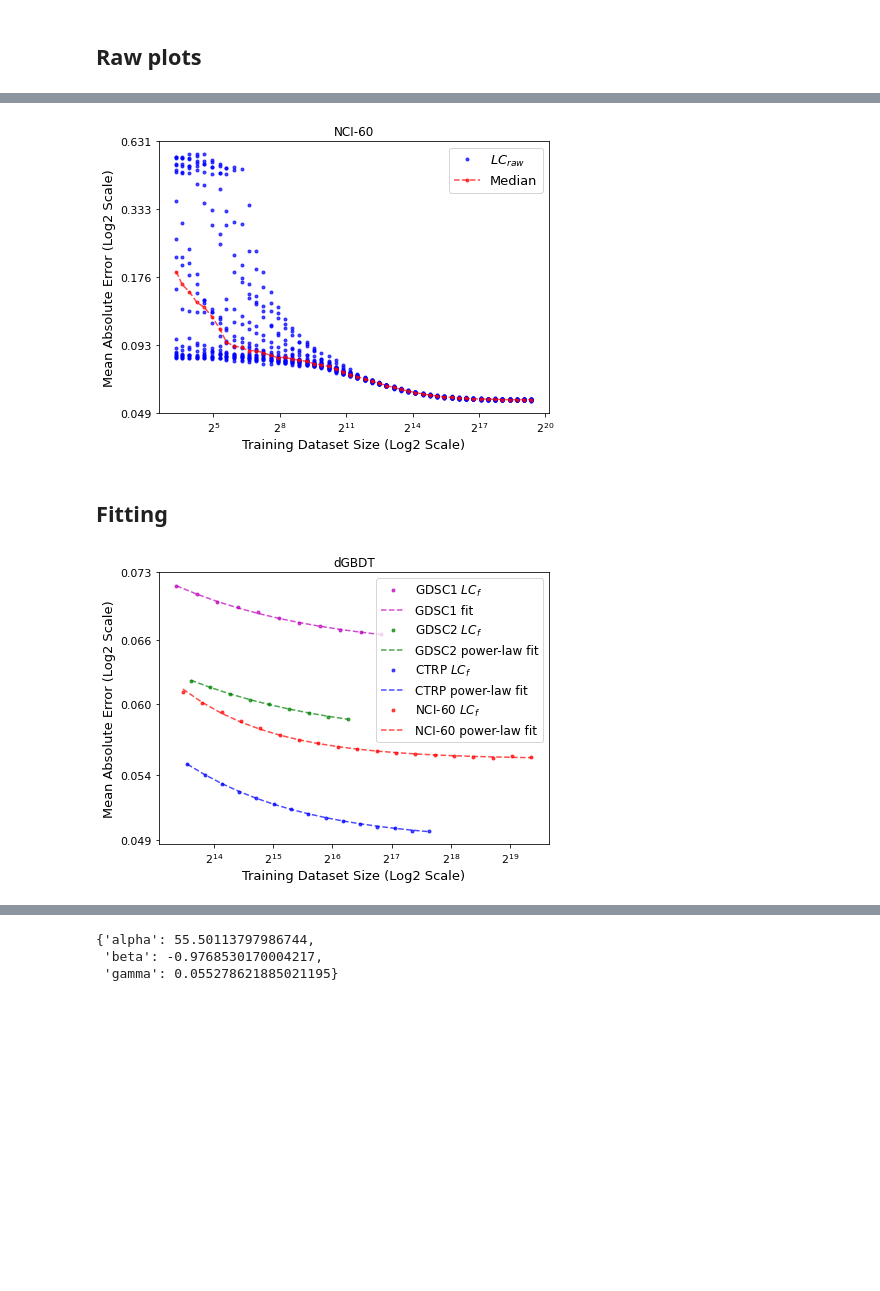
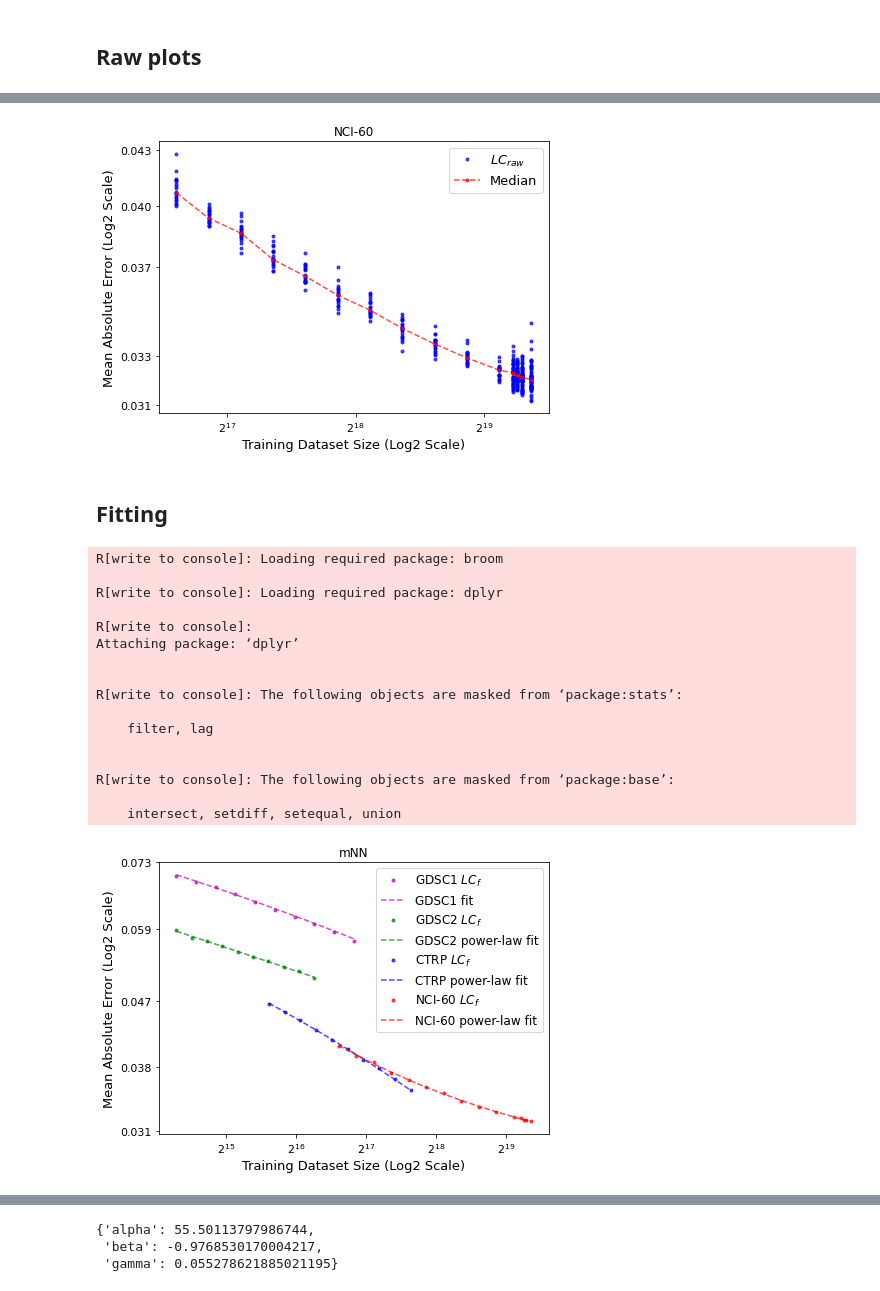
Before and after one commit to adpartin/dr-learning-curves, a Jupyter notebook: nbs/single_model.ipynb, the cells around one changed output, grey strips where cells are left out. Cells and saved outputs as stored; diff of their text form; code cells hidden in the pictures; blank space fills up the shorter version.

```diff
--- a/nbs/single_model.ipynb
+++ b/nbs/single_model.ipynb
@@ -25,11 +25,11 @@ fname = 'all_scores.csv'
 # print(dirs)
 # %%
 # dGBDT
-model = 'dGBDT'
-gdsc1_path = Path('../lc.out.new.r2fit_03/', f'lc.gdsc1.lgb.dflt', fname)
-gdsc2_path = Path('../lc.out.new.r2fit_03/', f'lc.gdsc2.lgb.dflt', fname)
-ctrp_path = Path('../lc.out.new.r2fit_03/', f'lc.ctrp.lgb.dflt', fname)
-nci_path = Path('../lc.out.nci60.lgb/lc.nci60.lgb.dflt', fname)
+# model = 'dGBDT'
+# gdsc1_path = Path('../lc.out.new.r2fit_03/', f'lc.gdsc1.lgb.dflt', fname)
+# gdsc2_path = Path('../lc.out.new.r2fit_03/', f'lc.gdsc2.lgb.dflt', fname)
+# ctrp_path = Path('../lc.out.new.r2fit_03/', f'lc.ctrp.lgb.dflt', fname)
+# nci_path = Path('../lc.out.nci60.lgb/lc.nci60.lgb.dflt', fname)
 
 # mNN
 """
@@ -38,8 +38,8 @@ Consider experiment. Build ML dfs for each source to contain the same number of
 The total sample size is defined by the smallest dataset (GDSC2).
 Generate LC using nn_reg1 (mNN) for each source and compare LC plots.
 """
-# model = 'mNN'
-# gdsc1_path = Path('../lc.out.new.r2fit_03/', f'lc.gdsc1.nn_reg1.ls_hpo', fname)
-# gdsc2_path = Path('../lc.out.new.r2fit_03/', f'lc.gdsc2.nn_reg1.ls_hpo', fname)
-# ctrp_path = Path('../lc.out.new.r2fit_03/', f'lc.ctrp.nn_reg1.ls_hpo', fname)
-# nci_path = Path('../lc.out.summit.July2020/exp_1_and_2/lc.nci60.nn_reg1.random.ls_hpo', fname)
+model = 'mNN'
+gdsc1_path = Path('../lc.out.new.r2fit_03/', f'lc.gdsc1.nn_reg1.ls_hpo', fname)
+gdsc2_path = Path('../lc.out.new.r2fit_03/', f'lc.gdsc2.nn_reg1.ls_hpo', fname)
+ctrp_path = Path('../lc.out.new.r2fit_03/', f'lc.ctrp.nn_reg1.ls_hpo', fname)
+nci_path = Path('../lc.out.summit.July2020/exp_1_and_2/lc.nci60.nn_reg1.random.ls_hpo', fname)
@@ -214,7 +193,7 @@ if drop_bad_r2fit:
 else:
     plt.savefig(outpath/f'{model}_{name}.png', dpi=dpi)
 # %% [output]
-[figure, old version]
+[figure, new version]
 # %% [markdown]
 ## Fitting
 # %%
@@ -256,6 +235,8 @@ if gdsc1 is not None:
         yf_plot = biased_powerlaw(xf, **prms_lgb_dft)
         xf_plot = xf
 
+    gof_gdsc1 = calc_gof(yf, yf_plot)
+    gof_gdsc1['data'] = 'gdsc1'
     ax = lc_plots.plot_lc(x=xf, y=yf, ax=ax, **pnts_args, color=color, label=f'{name} ' + '$LC_{f}$')
     ax = lc_plots.plot_lc(x=xf_plot, y=yf_plot, ax=ax, **fit_args, color=color, label=f'{name} fit')
 
@@ -280,6 +261,8 @@ if gdsc2 is not None:
         yf_plot = biased_powerlaw(xf, **prms_lgb_hpo)
         xf_plot = xf
 
+    gof_gdsc2 = calc_gof(yf, yf_plot)
+    gof_gdsc2['data'] = 'gdsc2'
     ax = lc_plots.plot_lc(x=xf, y=yf, ax=ax, **pnts_args, color=color, label=f'{name} ' + '$LC_{f}$')
     ax = lc_plots.plot_lc(x=xf_plot, y=yf_plot, ax=ax, **fit_args, color=color, label=f'{name} power-law fit')
 
@@ -303,39 +286,59 @@ if ctrp is not None:
         yf_plot = biased_powerlaw(xf, **prms_nn0)
         xf_plot = xf
 
+    gof_ctrp = calc_gof(yf, yf_plot)
+    gof_ctrp['data'] = 'ctrp'
     ax = lc_plots.plot_lc(x=xf, y=yf, ax=ax, **pnts_args, color=color, label=f'{name} ' + '$LC_{f}$')
     ax = lc_plots.plot_lc(x=xf_plot, y=yf_plot, ax=ax, **fit_args, color=color, label=f'{name} power-law fit')
 
 # -----------------------------
 #   NCI-60
 # -----------------------------
 if nci is not None:
     aa = dfit_nci
     name = 'NCI-60'
     color = 'r'
 
     xf = aa['tr_size'].values
     yf = aa['y'].values
 
     if fit_method == 'new':
         cc_nn1 = FitPwrLaw(xf=xf, yf=yf, w=aa['w'].values, **startParams)  # new!
         xf_plot, yf_plot = cc_nn1.calc_fit( x1=xf[0], x2=xf[-1] )
     else:
         # Old fit method (see single single_src.ipynb)
         prms_nn1 = fit_params(x=xf, y=yf)
         yf_plot = biased_powerlaw(xf, **prms_nn1)
         xf_plot = xf
 
+    gof_nci = calc_gof(yf, yf_plot)
+    gof_nci['data'] = 'nci'
     ax = lc_plots.plot_lc(x=xf, y=yf, ax=ax, **pnts_args, color=color, label=f'{name} ' + '$LC_{f}$')
     ax = lc_plots.plot_lc(x=xf_plot, y=yf_plot, ax=ax, **fit_args, color=color, label=f'{name} power-law fit')
 
 
 ax.set_title(f'{model}')
 ax.legend(frameon=True, fontsize=12, loc='best')
 ax.grid(False)
 # plt.savefig(outpath/f'{src}_fits.png', dpi=dpi)
 # %% [output]
+R[write to console]: Loading required package: broom
+
+R[write to console]: Loading required package: dplyr
+
+R[write to console]:
+Attaching package: ‘dplyr’
+
+
+R[write to console]: The following objects are masked from ‘package:stats’:
+
+    filter, lag
+
+
+R[write to console]: The following objects are masked from ‘package:base’:
+
+    intersect, setdiff, setequal, union
-[figure, old version]
+[figure, new version]
 # %%
 # print('nn0')
 # display(cc_nn0.coefs)
```
Also changed, not shown: parts of 10 cells of this notebook, 34 other files.
